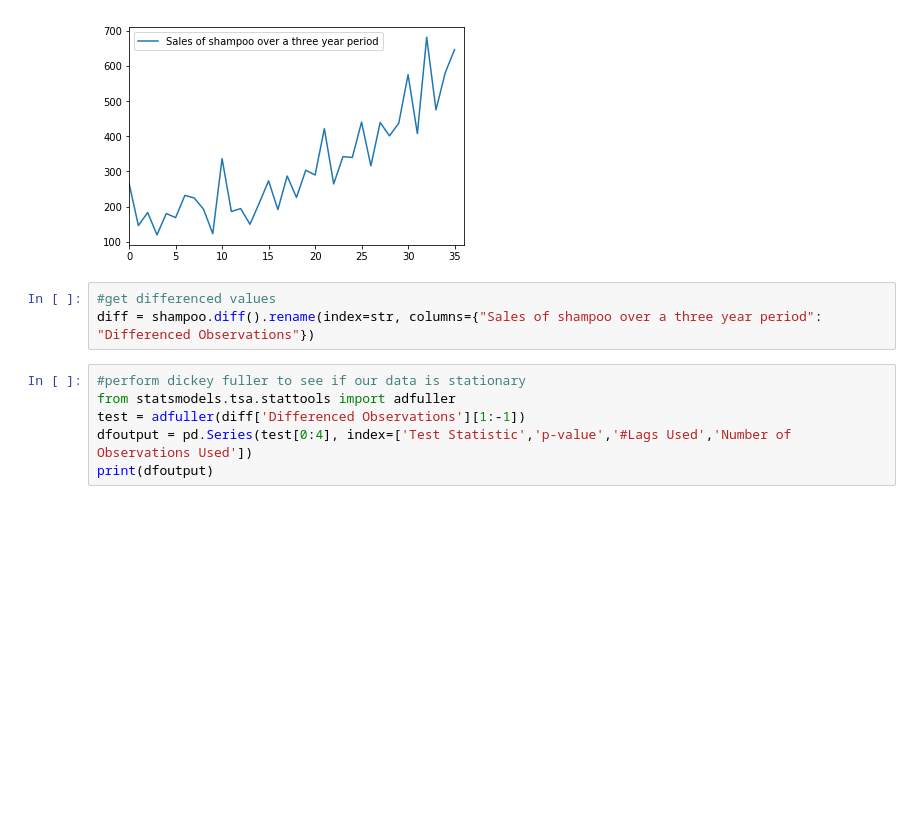
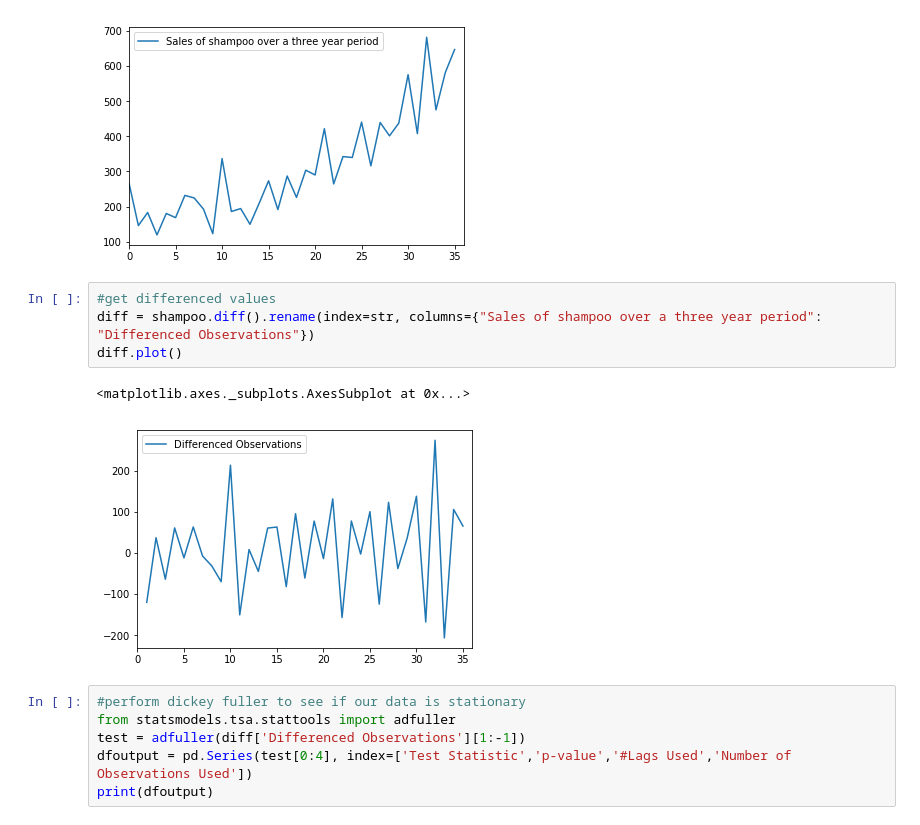
Before and after one commit to pauly51994/nyc-mhtn-ds-071519-lectures, a Jupyter notebook: week-8/time_series/Time Series Modeling (Part 2)/Modeling Time Series.ipynb, the cells around one changed output. Saved outputs shown, nothing was run; the diff lists cells and outputs as text; blank space fills up the shorter version.

```diff
--- a/week-8/time_series/Time Series Modeling (Part 2)/Modeling Time Series.ipynb
+++ b/week-8/time_series/Time Series Modeling (Part 2)/Modeling Time Series.ipynb
@@ -68,6 +68,10 @@ shampoo.plot()
 # %%
 #get differenced values
 diff = shampoo.diff().rename(index=str, columns={"Sales of shampoo over a three year period": "Differenced Observations"})
+diff.plot()
+# %% [output]
+<matplotlib.axes._subplots.AxesSubplot at 0x...>
+[figure, added]
 # %%
 #perform dickey fuller to see if our data is stationary
 from statsmodels.tsa.stattools import adfuller
```
